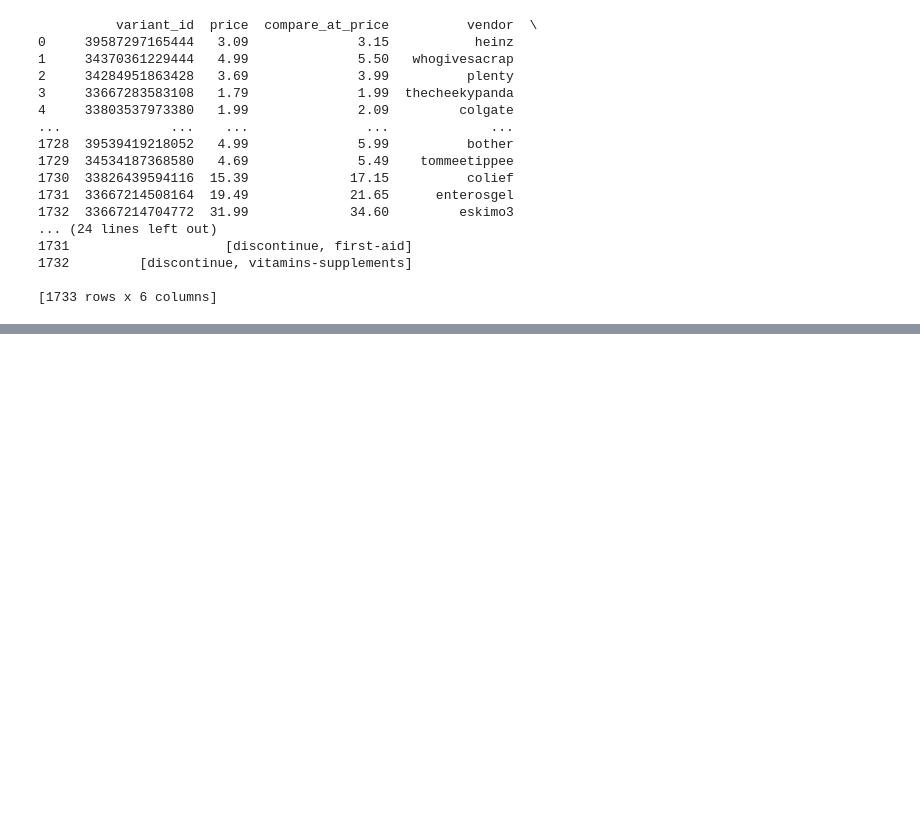
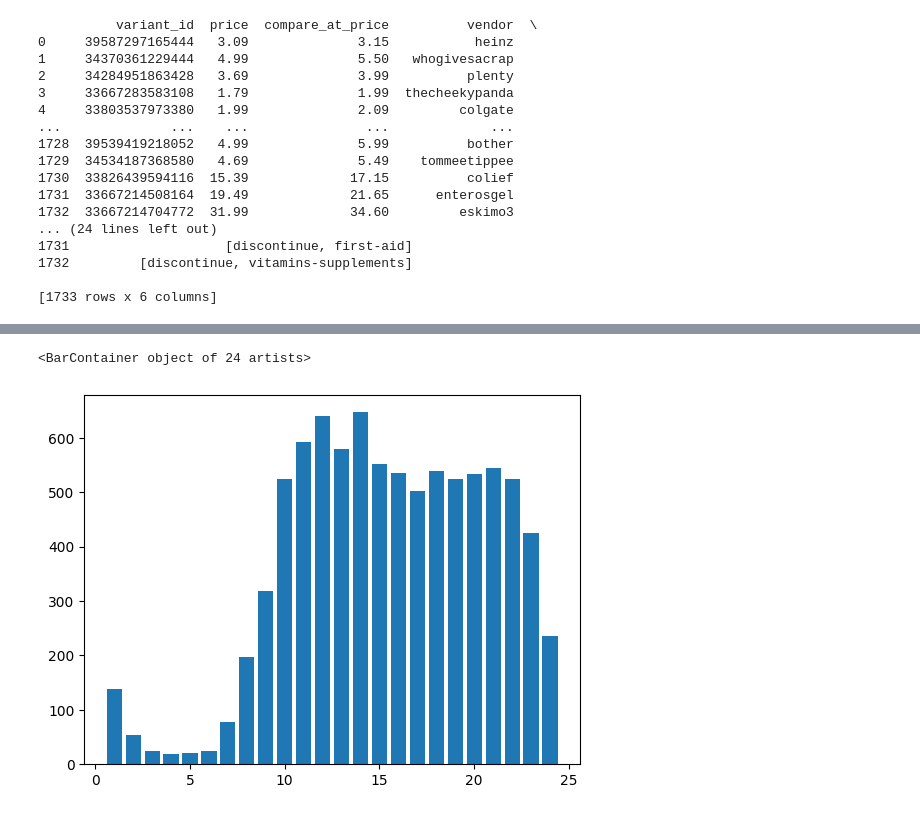
Before and after one commit to iigomartin/6.Zrive_DS, a Jupyter notebook: src/module_2/1.understanding_problem_space.ipynb, the cells around one changed output, grey strips where cells are left out. Cells and saved outputs as stored; diff of their text form; code cells hidden in the pictures; blank space fills up the shorter version.

```diff
--- a/src/module_2/1.understanding_problem_space.ipynb
+++ b/src/module_2/1.understanding_problem_space.ipynb
@@ -159,0 +417,12 @@ print(inventory)
+# %%
+#By plotting when the orders are created, we clearly see how they are distributed approximately
+#equally around the day, and not at night, implying that we work only in one timezone. In addition, this
+#distribution gives no apparent reason why at 10.00 there should be more cancellations that any other hours.
+#For this, we could investigate if it was during a punctual day, and if it did not happen during a specific
+#day then we might know when is the best moment of the day to launch a discount, or some kind of action for
+#our basket not to be cancelled.
+
+plt.bar(range(1,25),ord_created_at_date_separated.groupby(['Hour'])['Month'].count())
+# %% [output]
+<BarContainer object of 24 artists>
+[figure, added]
```
Also changed, not shown: parts of 27 cells of this notebook.
